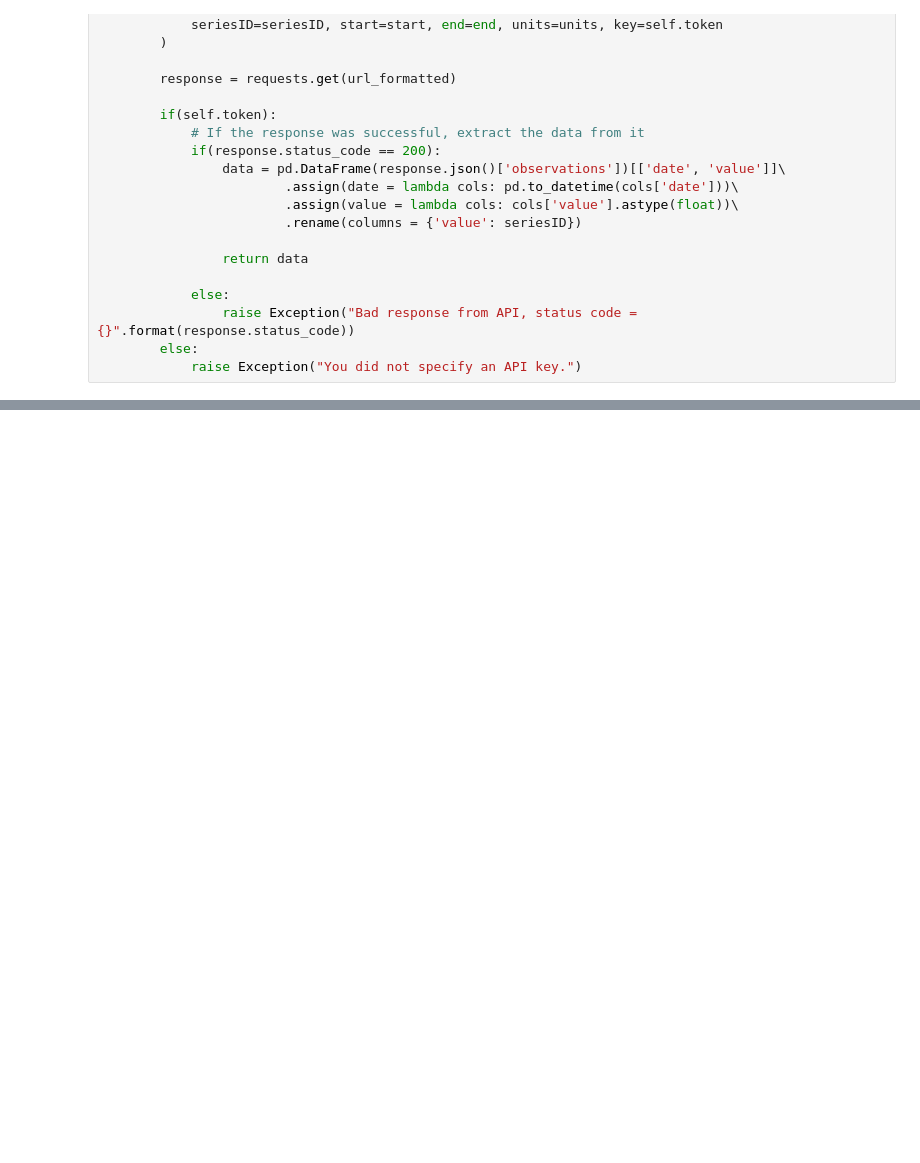
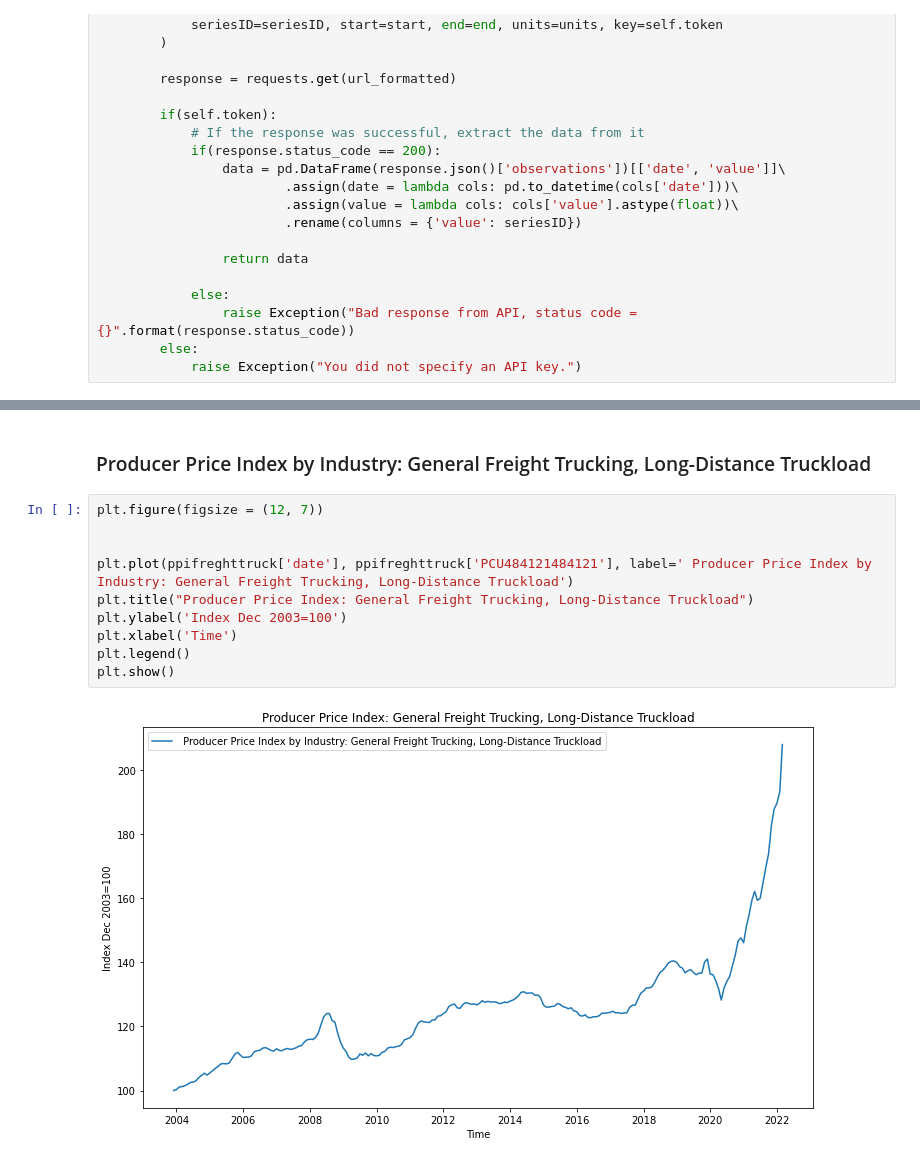
Before and after one commit to saifchowdhury95/IE555_HW7, a Jupyter notebook: fred_analysis.ipynb, the cells around one changed output, grey strips where cells are left out. Saved outputs shown, nothing was run; the diff lists cells and outputs as text; blank space fills up the shorter version.

```diff
--- a/fred_analysis.ipynb
+++ b/fred_analysis.ipynb
@@ -71,0 +155,14 @@ plt.show()
+# %% [markdown]
+### Producer Price Index by Industry: General Freight Trucking, Long-Distance Truckload
+# %%
+plt.figure(figsize = (12, 7))
+
+
+plt.plot(ppifreghttruck['date'], ppifreghttruck['PCU484121484121'], label=' Producer Price Index by Industry: General Freight Trucking, Long-Distance Truckload')
+plt.title("Producer Price Index: General Freight Trucking, Long-Distance Truckload")
+plt.ylabel('Index Dec 2003=100')
+plt.xlabel('Time')
+plt.legend()
+plt.show()
+# %% [output]
+[figure, added]
```
Also changed, not shown: parts of 10 cells of this notebook.
